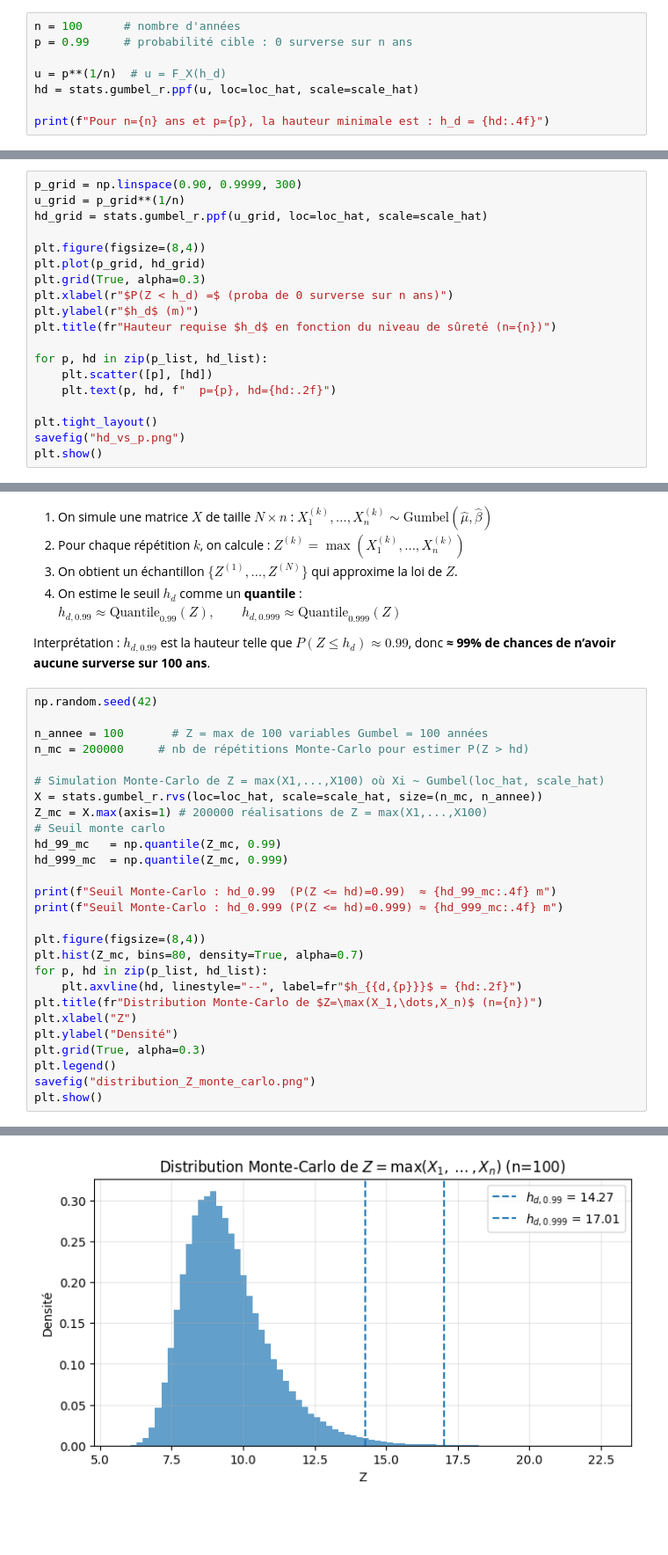
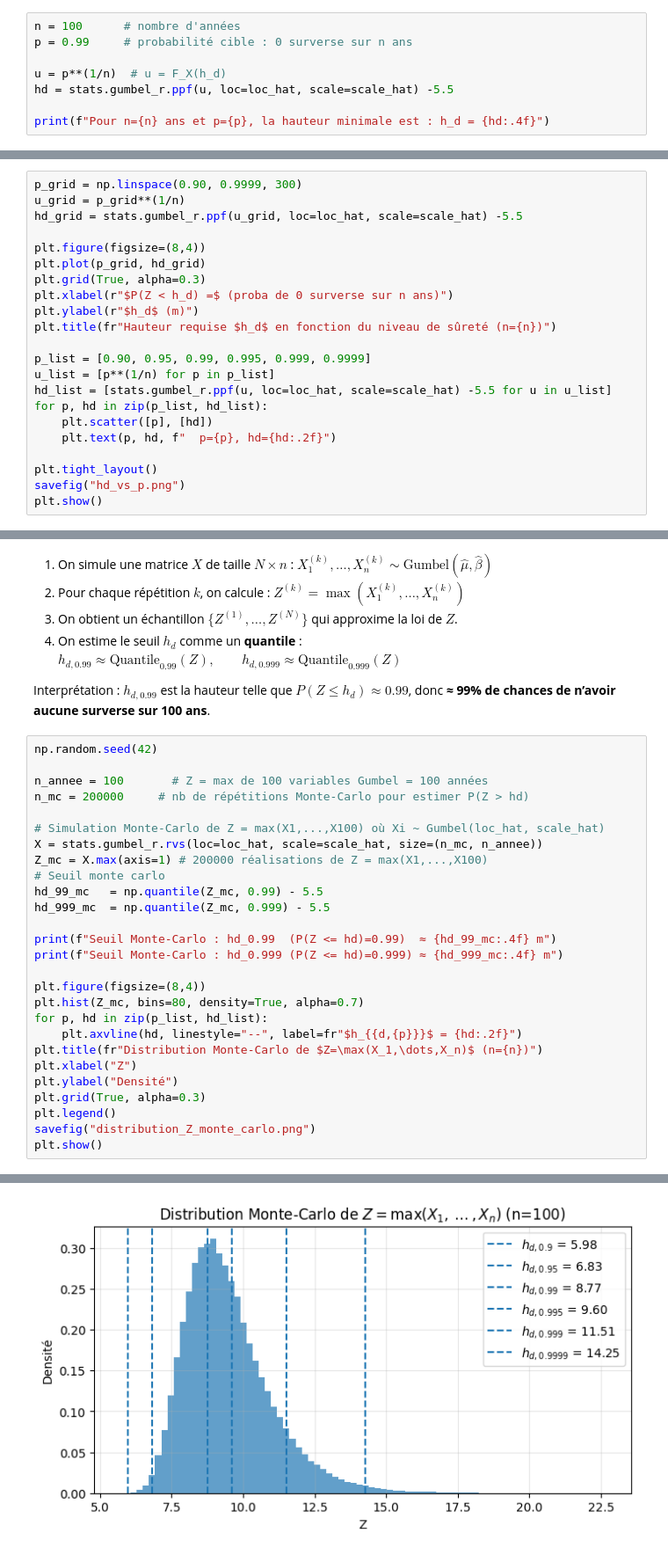
Before and after one commit to ThomasAPRichard/Fiabilite, a Jupyter notebook: Fiabilite_1ereApproche.ipynb, the cells around one changed output, grey strips where cells are left out. Shown at 88% size. Cells and saved outputs as stored; diff of their text form; blank space fills up the shorter version.

```diff
--- a/Fiabilite_1ereApproche.ipynb
+++ b/Fiabilite_1ereApproche.ipynb
@@ -313,7 +313,7 @@ n = 100      # nombre d'années
 p = 0.99     # probabilité cible : 0 surverse sur n ans
 
 u = p**(1/n)  # u = F_X(h_d)
-hd = stats.gumbel_r.ppf(u, loc=loc_hat, scale=scale_hat)
+hd = stats.gumbel_r.ppf(u, loc=loc_hat, scale=scale_hat) -5.5
 
 print(f"Pour n={n} ans et p={p}, la hauteur minimale est : h_d = {hd:.4f}")
 # %% [output]
@@ -350,7 +350,7 @@ saved -> reports/figures/approche1/distribution_Z_h_d.png
 # %%
 p_grid = np.linspace(0.90, 0.9999, 300)
 u_grid = p_grid**(1/n)
-hd_grid = stats.gumbel_r.ppf(u_grid, loc=loc_hat, scale=scale_hat)
+hd_grid = stats.gumbel_r.ppf(u_grid, loc=loc_hat, scale=scale_hat) -5.5
 
 plt.figure(figsize=(8,4))
 plt.plot(p_grid, hd_grid)
@@ -359,6 +359,9 @@ plt.xlabel(r"$P(Z < h_d) =$ (proba de 0 surverse sur n ans)")
 plt.ylabel(r"$h_d$ (m)")
 plt.title(fr"Hauteur requise $h_d$ en fonction du niveau de sûreté (n={n})")
 
+p_list = [0.90, 0.95, 0.99, 0.995, 0.999, 0.9999]
+u_list = [p**(1/n) for p in p_list]
+hd_list = [stats.gumbel_r.ppf(u, loc=loc_hat, scale=scale_hat) -5.5 for u in u_list]
 for p, hd in zip(p_list, hd_list):
     plt.scatter([p], [hd])
     plt.text(p, hd, f"  p={p}, hd={hd:.2f}")
@@ -409,8 +412,8 @@ n_mc = 200000     # nb de répétitions Monte-Carlo pour estimer P(Z > hd)
 X = stats.gumbel_r.rvs(loc=loc_hat, scale=scale_hat, size=(n_mc, n_annee))
 Z_mc = X.max(axis=1) # 200000 réalisations de Z = max(X1,...,X100)
 # Seuil monte carlo
-hd_99_mc   = np.quantile(Z_mc, 0.99)
-hd_999_mc  = np.quantile(Z_mc, 0.999)
+hd_99_mc   = np.quantile(Z_mc, 0.99) - 5.5
+hd_999_mc  = np.quantile(Z_mc, 0.999) - 5.5
 
 print(f"Seuil Monte-Carlo : hd_0.99  (P(Z <= hd)=0.99)  ≈ {hd_99_mc:.4f} m")
 print(f"Seuil Monte-Carlo : hd_0.999 (P(Z <= hd)=0.999) ≈ {hd_999_mc:.4f} m")
@@ -432,2 +435,2 @@ Seuil Monte-Carlo : hd_0.999 (P(Z <= hd)=0.999) ≈ 16.9488 m
 saved -> reports/figures/approche1/distribution_Z_monte_carlo.png
-[figure, old version]
+[figure, new version]
```
Also changed, not shown: parts of 6 cells of this notebook, 4 other files.
